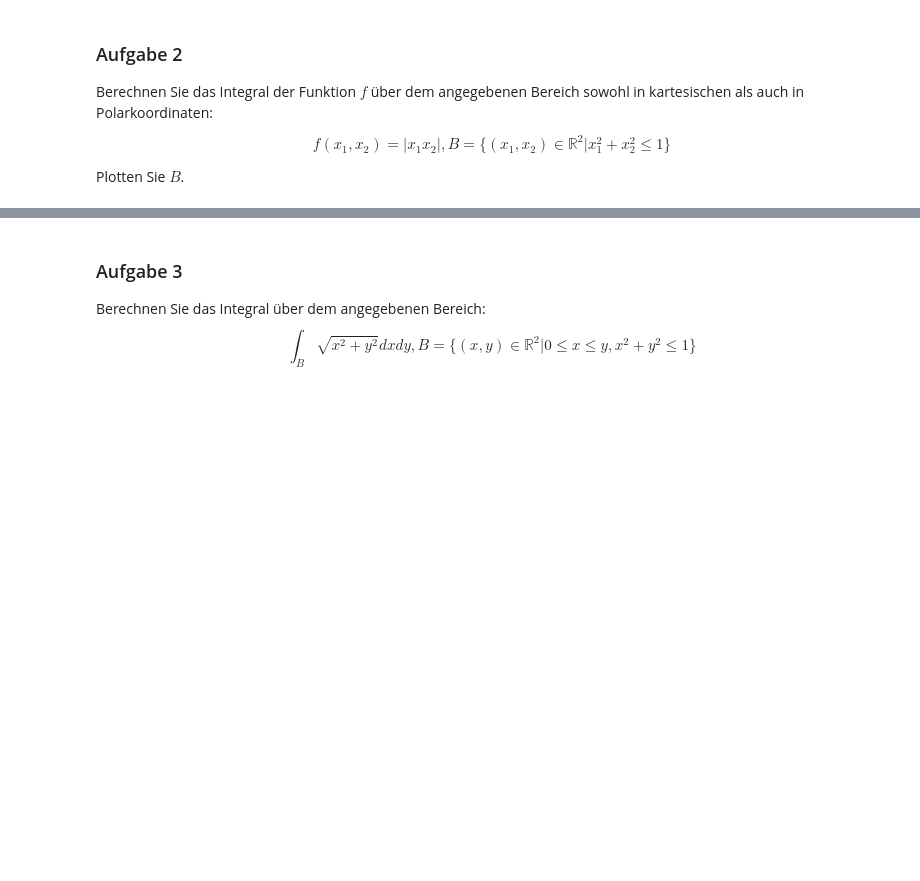
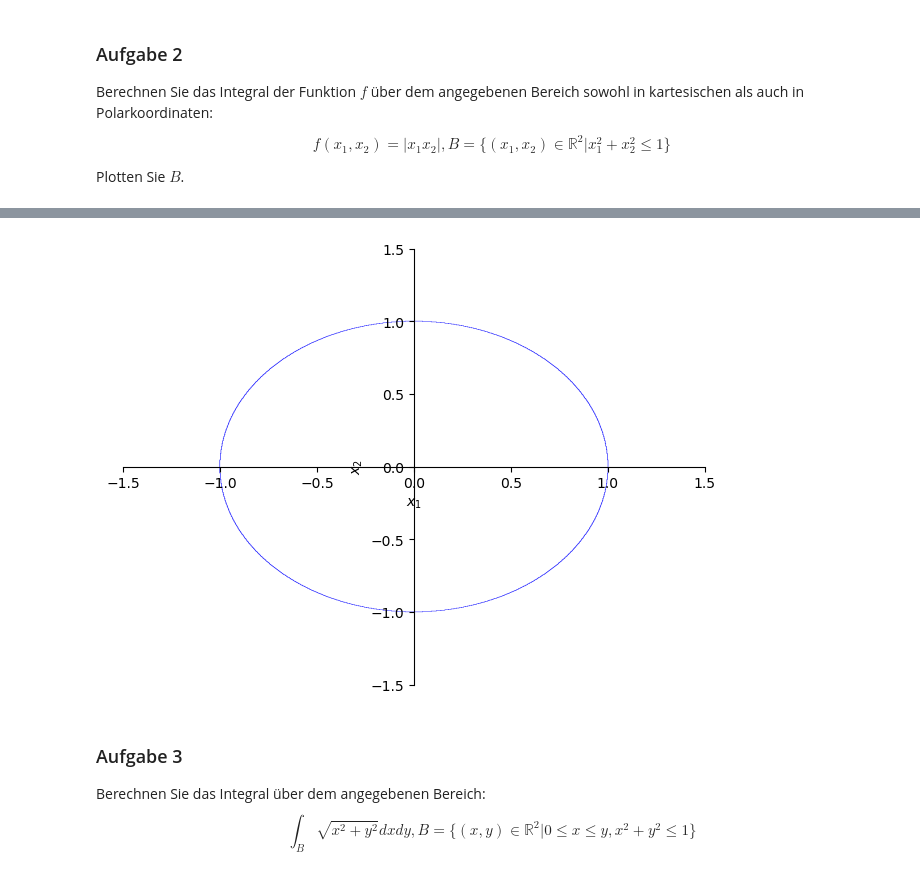
Before and after one commit to maixnor/uniwien, a Jupyter notebook: notebooks/Aufgabenblatt_12.ipynb, the cells around one changed output, grey strips where cells are left out. Drawn from its saved outputs; the diff is of its cells as text; code cells hidden in the pictures; blank space fills up the shorter version.

```diff
--- a/notebooks/Aufgabenblatt_12.ipynb
+++ b/notebooks/Aufgabenblatt_12.ipynb
@@ -25,3 +86,27 @@ Plotten Sie $B$.
+# %%
+import sympy as sp
+
+x1, x2 = sp.symbols('x1 x2')
+r, theta = sp.symbols('r theta')
+
+# Kartesische Koordinaten
+cart_integral = sp.integrate(sp.integrate(sp.Abs(x1 * x2), (x2, -sp.sqrt(1 - x1**2), sp.sqrt(1 - x1**2))), (x1, -1, 1))
+cart_integral.evalf()
+
+# Polarkoordinaten
+polar_integral = sp.integrate(sp.integrate(r**3 * sp.Abs(sp.cos(theta) * sp.sin(theta)), (r, 0, 1)), (theta, 0, 2 * sp.pi))
+polar_integral.evalf()
+
+# Plot des Bereichs B
+import sympy.plotting as syp
+
+x1, x2 = sp.symbols('x1 x2')
+circle_eq = x1**2 + x2**2 - 1
+
+plot_circle = syp.plot_implicit(sp.Eq(circle_eq, 0), (x1, -1.5, 1.5), (x2, -1.5, 1.5), show=False)
+plot_circle.show()
+# %% [output]
+[figure, added]
 # %% [markdown]
 ### Aufgabe 3
 
```
Also changed, not shown: parts of 16 cells of this notebook.
